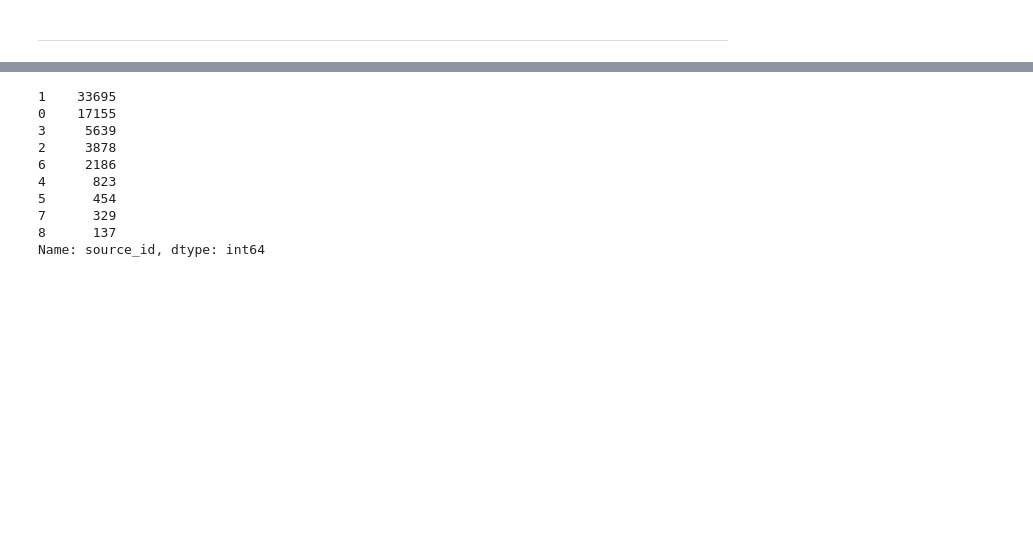
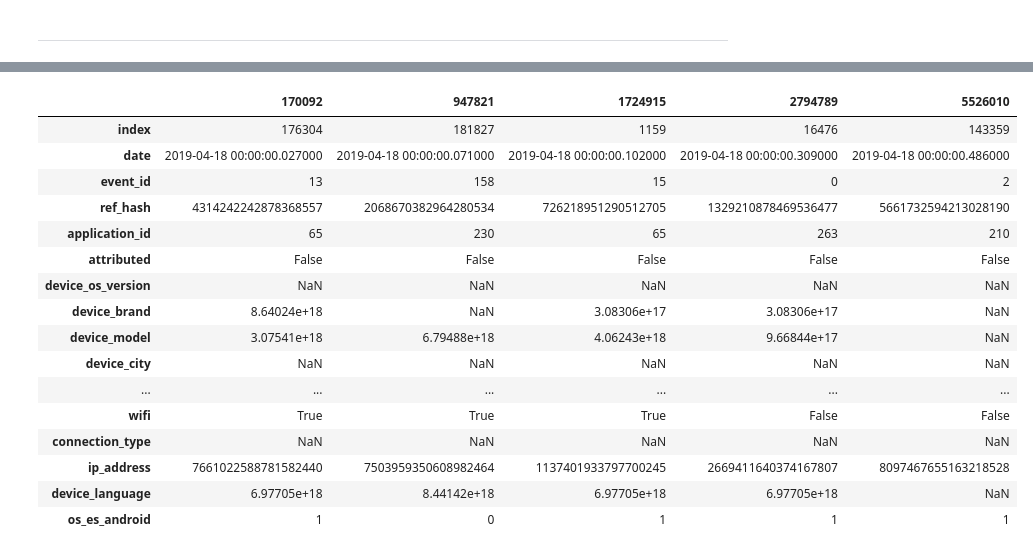
Before and after one commit to mateoicalvo/7506, a Jupyter notebook: tp2/limpieza/joins.ipynb, the cells around one changed output, grey strips where cells are left out. Saved outputs shown, nothing was run; the diff lists cells and outputs as text; code cells hidden in the pictures; blank space fills up the shorter version.

```diff
--- a/tp2/limpieza/joins.ipynb
+++ b/tp2/limpieza/joins.ipynb
@@ -59,13 +48,20 @@ clicks.head(1).T
-# %%
-clicks["source_id"].value_counts()
-# %% [output]
-1    33695
-0    17155
-3     5639
-2     3878
-6     2186
-4      823
-5      454
-7      329
-8      137
-Name: source_id, dtype: int64
+# %%
+events.head(5).T
+# %% [output]
+|  | 170092 | 947821 | 1724915 | 2794789 | 5526010 |
+| index | 176304 | 181827 | 1159 | 16476 | 143359 |
+| date | 2019-04-18 00:00:00.027000 | 2019-04-18 00:00:00.071000 | 2019-04-18 00:00:00.102000 | 2019-04-18 00:00:00.309000 | 2019-04-18 00:00:00.486000 |
+| event_id | 13 | 158 | 15 | 0 | 2 |
+| ref_hash | 4314242242878368557 | 2068670382964280534 | 726218951290512705 | 1329210878469536477 | 5661732594213028190 |
+| application_id | 65 | 230 | 65 | 263 | 210 |
+| attributed | False | False | False | False | False |
+| device_os_version | NaN | NaN | NaN | NaN | NaN |
+| device_brand | 8.64024e+18 | NaN | 3.08306e+17 | 3.08306e+17 | NaN |
+| device_model | 3.07541e+18 | 6.79488e+18 | 4.06243e+18 | 9.66844e+17 | NaN |
+| device_city | NaN | NaN | NaN | NaN | NaN |
+| ... | ... | ... | ... | ... | ... |
+| wifi | True | True | True | False | False |
+| connection_type | NaN | NaN | NaN | NaN | NaN |
+| ip_address | 7661022588781582440 | 7503959350608982464 | 1137401933797700245 | 2669411640374167807 | 8097467655163218528 |
+| device_language | 6.97705e+18 | 8.44142e+18 | 6.97705e+18 | 6.97705e+18 | NaN |
+| os_es_android | 1 | 0 | 1 | 1 | 1 |
```
Also changed, not shown: parts of 31 cells of this notebook.
